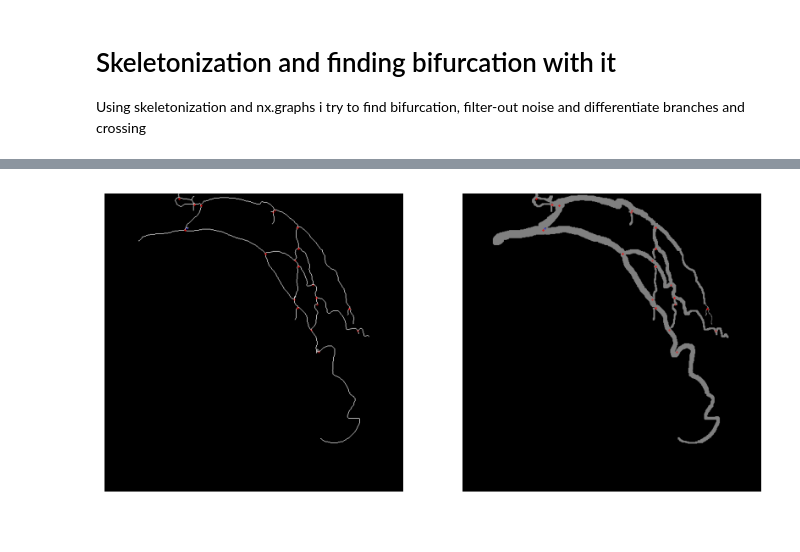
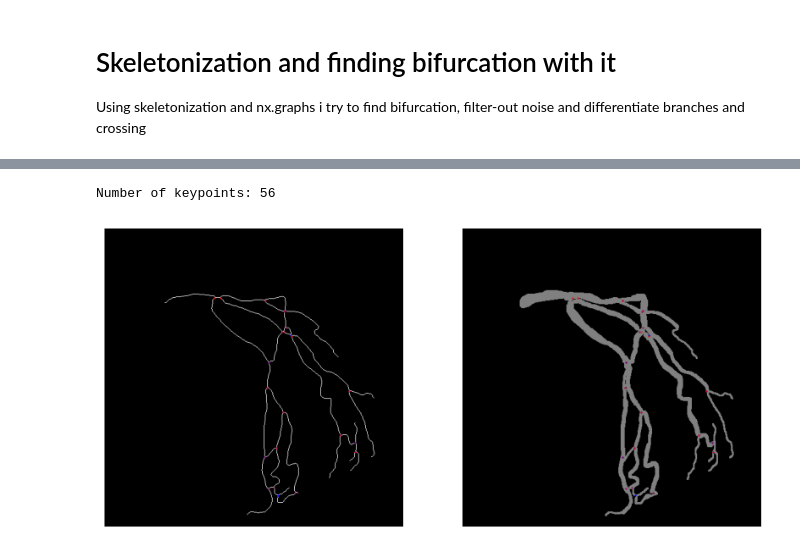
Before and after one commit to SzymixOz/semantic-segmentation-of-coronary-vessels, a Jupyter notebook: keypoints/keypoints.ipynb, the cells around one changed output, grey strips where cells are left out. Saved outputs shown, nothing was run; the diff lists cells and outputs as text; code cells hidden in the pictures.

Commit message:
finding and differentianting keypoints almost

```diff
--- a/keypoints/keypoints.ipynb
+++ b/keypoints/keypoints.ipynb
@@ -21,5 +24,6 @@ data = pd.read_csv(data_folder + "segmentation_modified.csv", sep=";")
 # %%
 images, segmentations, filenames, labels = get_data(data, voting=False, images_path=(data_folder + "images"))
+images_bin_DL, segmentations_bin_DL, filenames_bin_DL = my_utils.get_data(data2, images_path=(data_folder + "images"))
 # %% [output]
 GETTING DATA...
 # %%
@@ -45,6 +49,8 @@ original_stdout = sys.stdout
 # Redirect the standard output to a null device
 sys.stdout = open(os.devnull, 'w')
 
-index = 8
+index_bin_DL = 10
+index = filenames.index(filenames_bin_DL[index_bin_DL])
+
 image = images[index]
 my_mask = get_mask(images[index], segmentations[index], labels[index], name=filenames[index], folder_name='ground_truth', binary=False, ground_truth=True)
@@ -347,7 +371,7 @@ for keypoint in zip(*keypoints_per_color['boundaries']):
 
 Using skeletonization and nx.graphs i try to find bifurcation, filter-out noise and differentiate branches and crossing
 # %%
-index_binary = 8
+index_binary = 15
 image_binary = images_voting[index_binary]
 my_mask_binary = get_mask(images_voting[index_binary], segmentations_voting[index_binary], labels_voting[index_binary], name=filenames_voting[index_binary], folder_name='ground_truth', binary=True, ground_truth=True)
 clear_output(wait=True)
@@ -363,35 +437,27 @@ from skimage.morphology import skeletonize
 from skimage.util import invert
 from skimage import img_as_ubyte
 from skimage.io import imread
-from skan import summarize, csr
+from skan import summarize, csr, Skeleton
 
 def get_skeleton_from_mask(mask):
     # Convert the mask to grayscale
-    grayscale_mask = rgb2gray(mask)
+    # grayscale_mask = rgb2gray(mask)
+    grayscale_mask = mask
 
     # Apply a threshold to create a binary mask of the boundaries
     binary_mask = grayscale_mask > 0
 
     # Apply skeletonization
-    skeleton = skeletonize(binary_mask)
+    skeleton = skeletonize(binary_mask, method='zhang')
 
     return skeleton
 
-skeleton_binary = get_skeleton_from_mask(my_mask_binary)
-# skeleton = get_skeleton_from_mask(my_mask)
-
+skeleton_binary = get_skeleton_from_mask(mask_gray_erosion)
 # draw both
 plt.figure(figsize=(10, 5))
 
 plt.subplot(1, 1, 1)
 plt.imshow(skeleton_binary)
 plt.axis('off')
-
-# plt.subplot(1, 2, 2)
-# plt.imshow(skeleton)
-# plt.axis('off')
-
-# show diff between the two
-# diff = np.logical_xor(skeleton, skeleton_bin)
-# plt.imshow(diff)
+clear_output(wait=True)
 # %% [output]
@@ -445,39 +611,42 @@ def get_keypoints_from_skeleton(skeleton):
                 if branch_distance > path_threshold:
                     keypoints.append((src, "src"))
 
+            if G.degree[dst_index] > 2:
+                branch_distance = row['branch-distance']
+                if branch_distance > path_threshold:
+                    keypoints.append((dst, "dst"))
+
+
         # if row['node-id-dst'] == row['node-id-src']:
         #     keypoints.append((src, "special"))
 
         keypoints_destination.append({"src":src,"dst":dst})
 
     # print(keypoints)
 
     return keypoints,branch_data
 
 
 keypoints_binary,branch_data = get_keypoints_from_skeleton(skeleton_binary)
 # draw keypoints
 fig, axs = plt.subplots(1, 2, figsize=(10, 5))
 
 axs[0].imshow(skeleton_binary, cmap='gray')
 axs[0].axis('off')
 
-# Convert the 3-channel image to grayscale
-gray_mask = cv2.cvtColor(mask_binary, cv2.COLOR_BGR2GRAY)
-
-# Threshold the grayscale image to get a binary image
-binary_mask = np.where(gray_mask > 0, 1, 0)
-
 # Display the binary mask in grayscale
-axs[1].imshow(binary_mask, cmap=cmap)
+axs[1].imshow(mask_gray, cmap=cmap)
 axs[1].axis('off')
 
 for keypoint in keypoints_binary:
     if keypoint[1] == "src":
         axs[0].scatter(keypoint[0][1], keypoint[0][0], c='r', s=0.1)
         axs[1].scatter(keypoint[0][1], keypoint[0][0], c='r', s=0.1)
-    elif keypoint[1] == "special":
+    elif keypoint[1] == "dst":
         axs[0].scatter(keypoint[0][1], keypoint[0][0], c='b', s=0.1)
         axs[1].scatter(keypoint[0][1], keypoint[0][0], c='b', s=0.1)
+
+print(f"Number of keypoints: {len(keypoints_binary)}")
 # %% [output]
+Number of keypoints: 56
-[figure, old version]
+[figure, new version]
```
Also changed, not shown: parts of 22 cells of this notebook, 2 other files.
